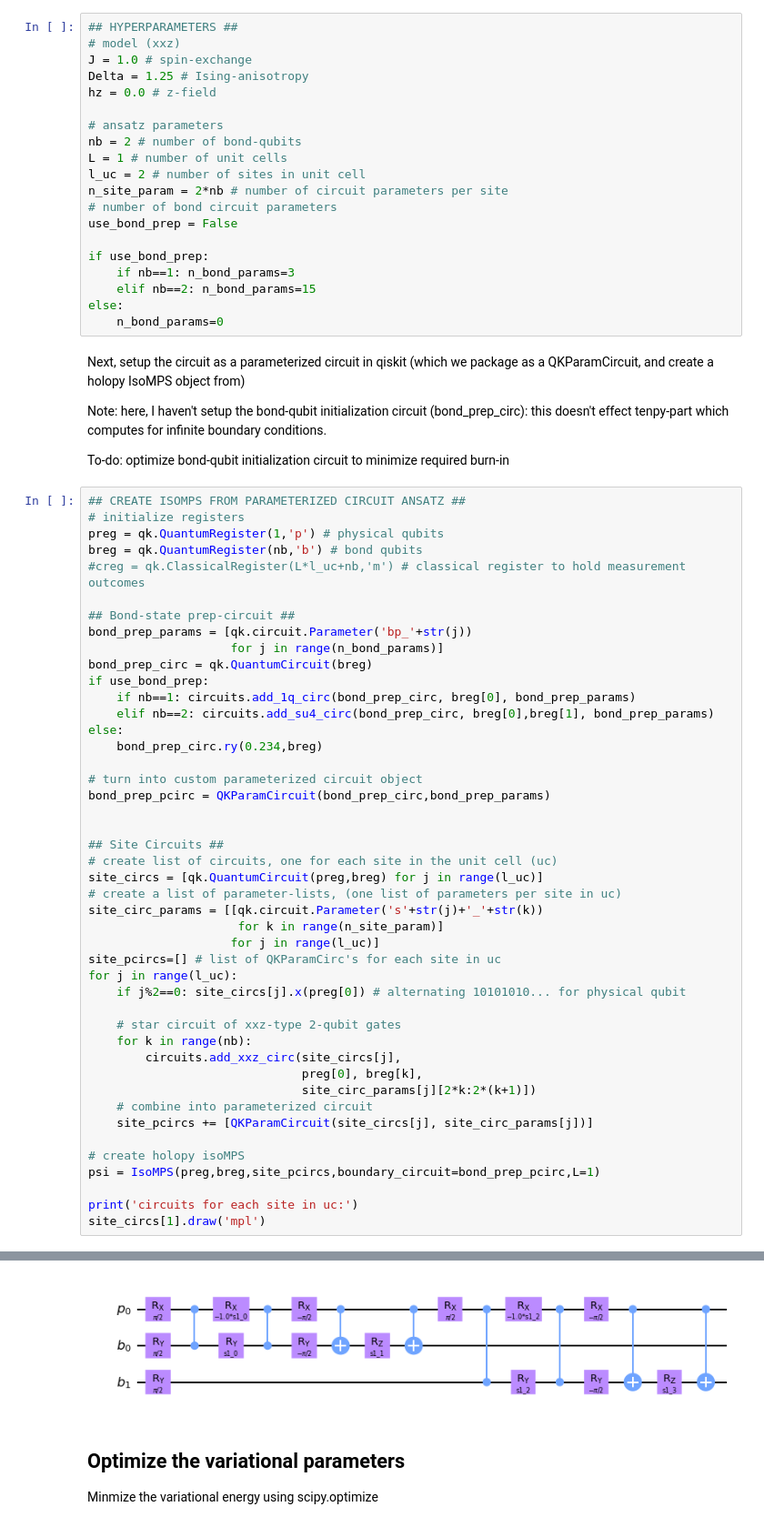
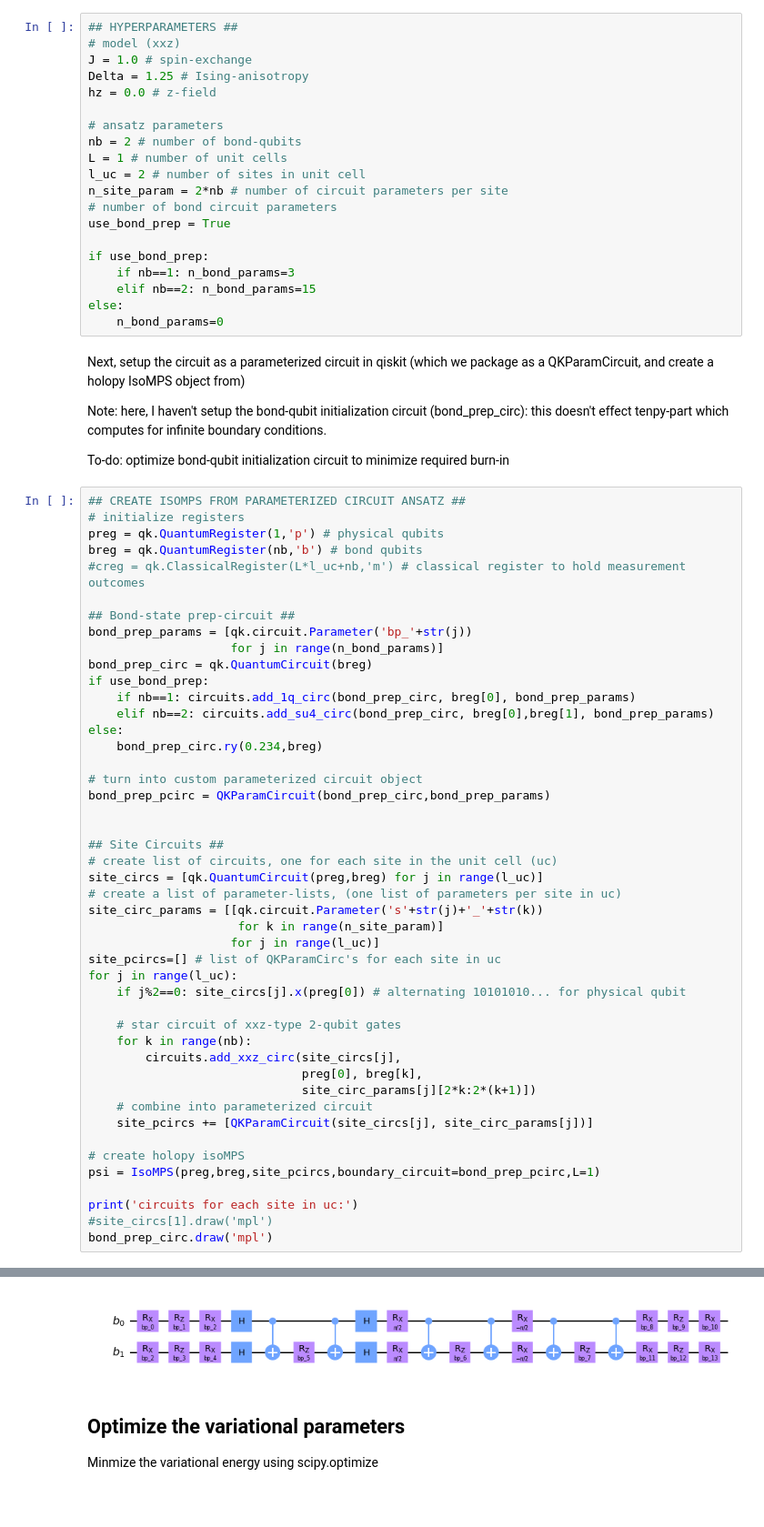
Before and after one commit to andrewcpotter/holopy, a Jupyter notebook: demos/holovqe_xxz_v2.ipynb, the cells around one changed output, grey strips where cells are left out. Shown at 91% size. Saved outputs shown, nothing was run; the diff lists cells and outputs as text; blank space fills up the shorter version.

```diff
--- a/demos/holovqe_xxz_v2.ipynb
+++ b/demos/holovqe_xxz_v2.ipynb
@@ -192,7 +198,7 @@ L = 1 # number of unit cells
 l_uc = 2 # number of sites in unit cell
 n_site_param = 2*nb # number of circuit parameters per site
 # number of bond circuit parameters
-use_bond_prep = False
+use_bond_prep = True
 
 if use_bond_prep:
     if nb==1: n_bond_params=3
@@ -224,35 +230,36 @@ else:
 
 # turn into custom parameterized circuit object
 bond_prep_pcirc = QKParamCircuit(bond_prep_circ,bond_prep_params)
 
 
 ## Site Circuits ##
 # create list of circuits, one for each site in the unit cell (uc)
 site_circs = [qk.QuantumCircuit(preg,breg) for j in range(l_uc)]
 # create a list of parameter-lists, (one list of parameters per site in uc)
 site_circ_params = [[qk.circuit.Parameter('s'+str(j)+'_'+str(k))
                      for k in range(n_site_param)]
                     for j in range(l_uc)]
 site_pcircs=[] # list of QKParamCirc's for each site in uc
 for j in range(l_uc):
     if j%2==0: site_circs[j].x(preg[0]) # alternating 10101010... for physical qubit
 
     # star circuit of xxz-type 2-qubit gates
     for k in range(nb):
         circuits.add_xxz_circ(site_circs[j],
                               preg[0], breg[k],
                               site_circ_params[j][2*k:2*(k+1)])
     # combine into parameterized circuit
     site_pcircs += [QKParamCircuit(site_circs[j], site_circ_params[j])]
 
 # create holopy isoMPS
 psi = IsoMPS(preg,breg,site_pcircs,boundary_circuit=bond_prep_pcirc,L=1)
 
 print('circuits for each site in uc:')
-site_circs[1].draw('mpl')
+#site_circs[1].draw('mpl')
+bond_prep_circ.draw('mpl')
 # %% [output]
 circuits for each site in uc:
-[figure, old version]
+[figure, new version]
 # %% [markdown]
 ## Optimize the variational parameters
 Minmize the variational energy using scipy.optimize
```
Also changed, not shown: parts of 27 cells of this notebook, 2 other files.
